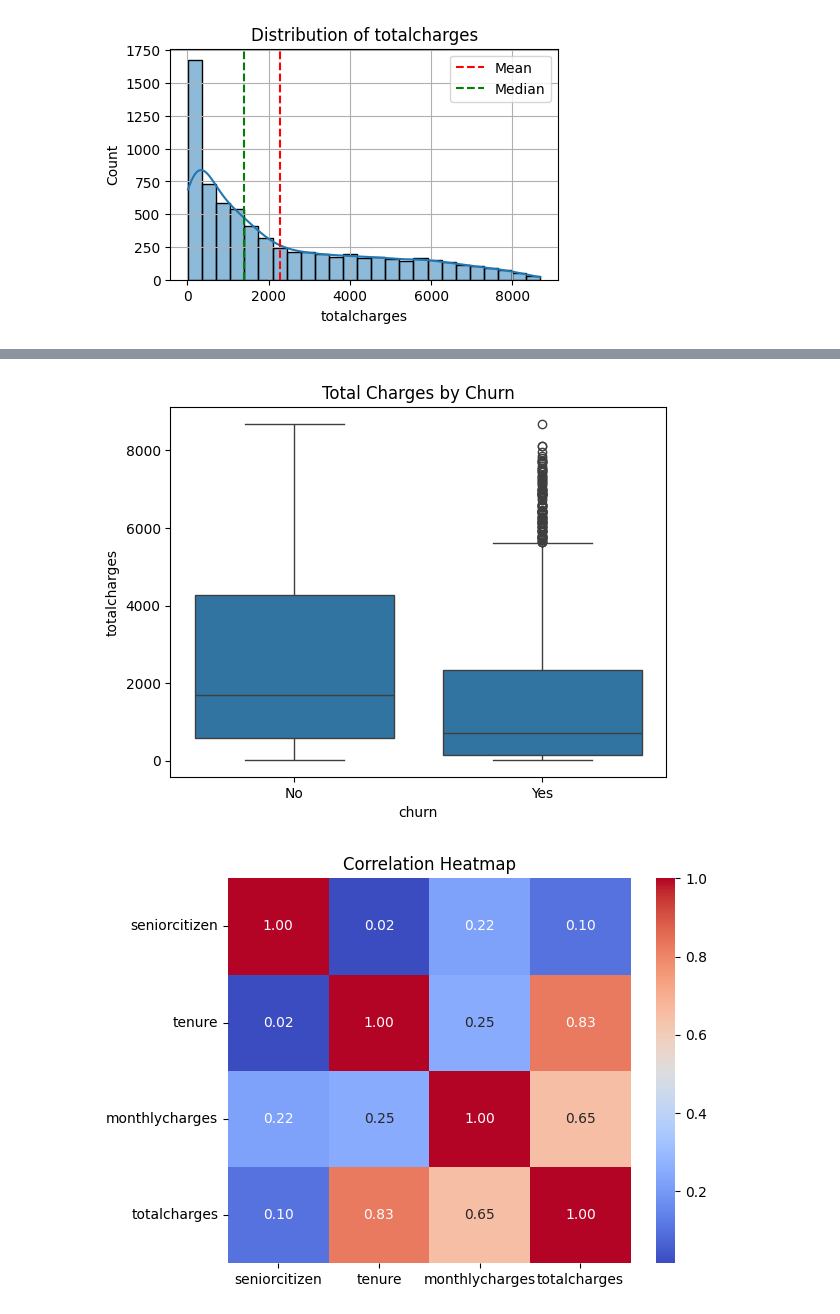
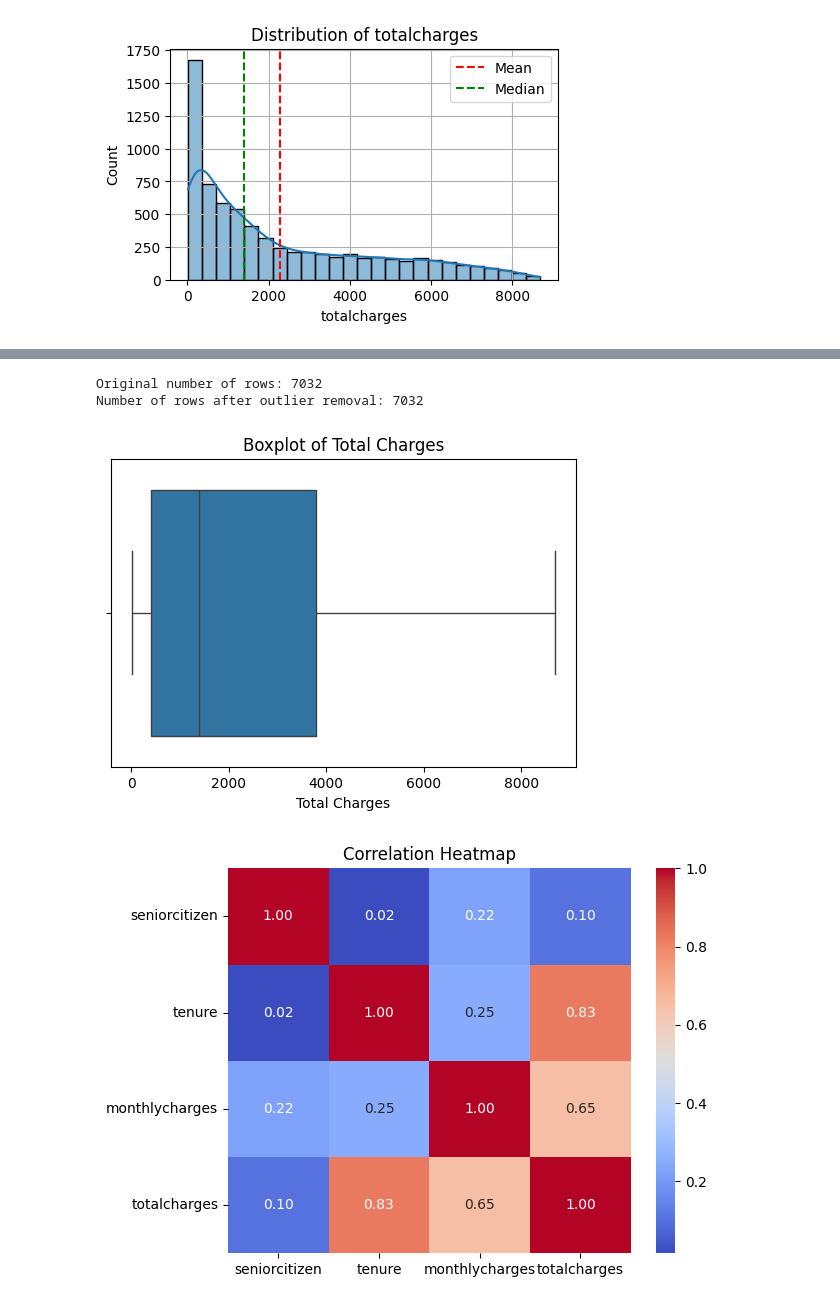
Before and after one commit to faris-alsherif/Customer-Churn-Prediction, a Jupyter notebook: Project_Customer_Churn_Prediction.ipynb, the cells around one changed output, grey strips where cells are left out. Saved outputs shown, nothing was run; the diff lists cells and outputs as text; code cells hidden in the pictures.

```diff
--- a/Project_Customer_Churn_Prediction.ipynb
+++ b/Project_Customer_Churn_Prediction.ipynb
@@ -540,10 +538,29 @@ plt.show()
+# %%
+# Remove outliers using IQR method
+Q1 = df['totalcharges'].quantile(0.25)
+Q3 = df['totalcharges'].quantile(0.75)
+IQR = Q3 - Q1
+
+# Define bounds for outliers
+lower_bound = Q1 - 1.5 * IQR
+upper_bound = Q3 + 1.5 * IQR
+
+# Remove outliers
+df_cleaned = df[(df['totalcharges'] >= lower_bound) & (df['totalcharges'] <= upper_bound)].copy()
+
+print(f"Original number of rows: {len(df)}")
+print(f"Number of rows after outlier removal: {len(df_cleaned)}")
+# %% [output]
+Original number of rows: 7032
+Number of rows after outlier removal: 7032
 # %%
-# Boxplot of TotalCharges by Churn
-sns.boxplot(x="churn", y="totalcharges", data=df)
-plt.title("Total Charges by Churn")
+plt.figure(figsize=(6,4))
+sns.boxplot(x=df["totalcharges"])
+plt.title("Boxplot of Total Charges")
+plt.xlabel("Total Charges")
 plt.show()
 # %% [output]
-[figure, old version]
+[figure, new version]
 # %%
 # Correlation heatmap
 num_for_corr = df.select_dtypes(include=[np.number]).copy()
```
Also changed, not shown: parts of 7 cells of this notebook.
